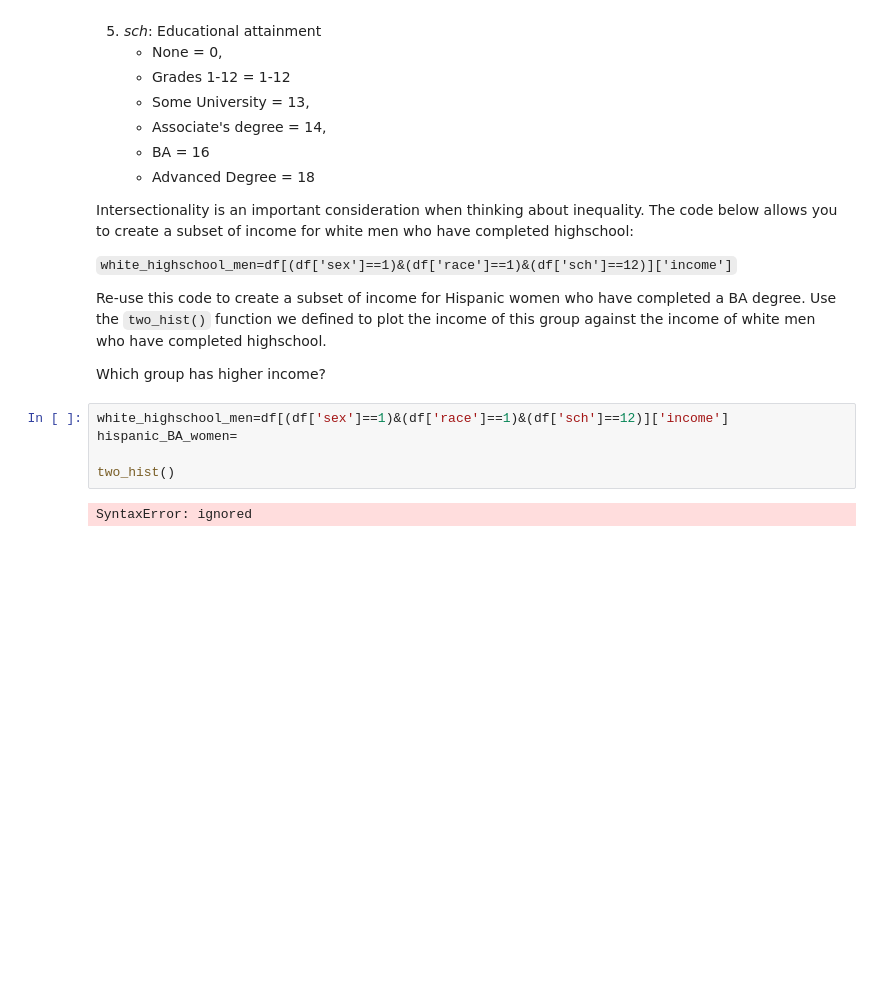
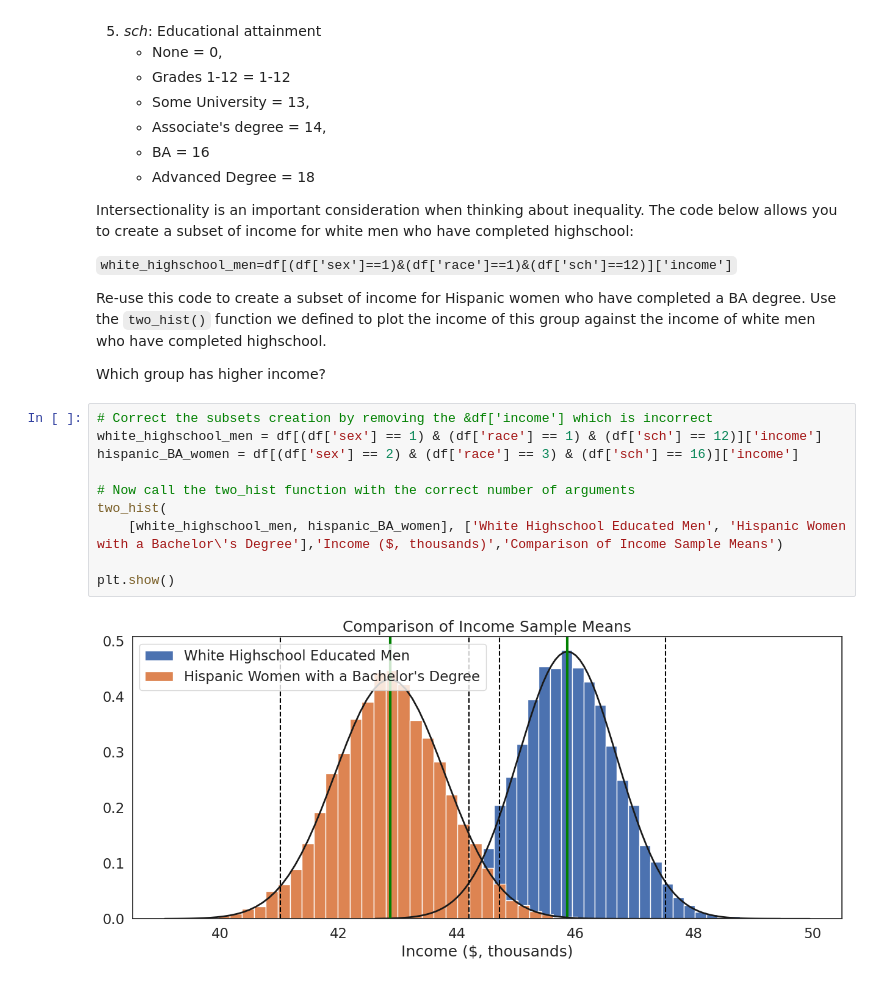
Before and after one commit to sofiabuono7/QM2, a Jupyter notebook: notebooks/W05. Distributions and Basic Statistics.ipynb, the cells around one changed output. Drawn from its saved outputs; the diff is of its cells as text; blank space fills up the shorter version.

```diff
--- a/notebooks/W05. Distributions and Basic Statistics.ipynb
+++ b/notebooks/W05. Distributions and Basic Statistics.ipynb
@@ -562,10 +602,15 @@ Intersectionality is an important consideration when thinking about inequality.
 Re-use this code to create a subset of income for Hispanic women who have completed a BA degree. Use the `two_hist()` function we defined to plot the income of this group against the income of white men who have completed highschool.
 
 Which group has higher income?
-# %%
-white_highschool_men=df[(df['sex']==1)&(df['race']==1)&(df['sch']==12)]['income']
-hispanic_BA_women=
-
-two_hist()
-# %% [output]
-SyntaxError: ignored
+# %%
+# Correct the subsets creation by removing the &df['income'] which is incorrect
+white_highschool_men = df[(df['sex'] == 1) & (df['race'] == 1) & (df['sch'] == 12)]['income']
+hispanic_BA_women = df[(df['sex'] == 2) & (df['race'] == 3) & (df['sch'] == 16)]['income']
+
+# Now call the two_hist function with the correct number of arguments
+two_hist(
+    [white_highschool_men, hispanic_BA_women], ['White Highschool Educated Men', 'Hispanic Women with a Bachelor\'s Degree'],'Income ($, thousands)','Comparison of Income Sample Means')
+
+plt.show()
+# %% [output]
+[figure, added]
```
Also changed, not shown: parts of 9 cells of this notebook.
